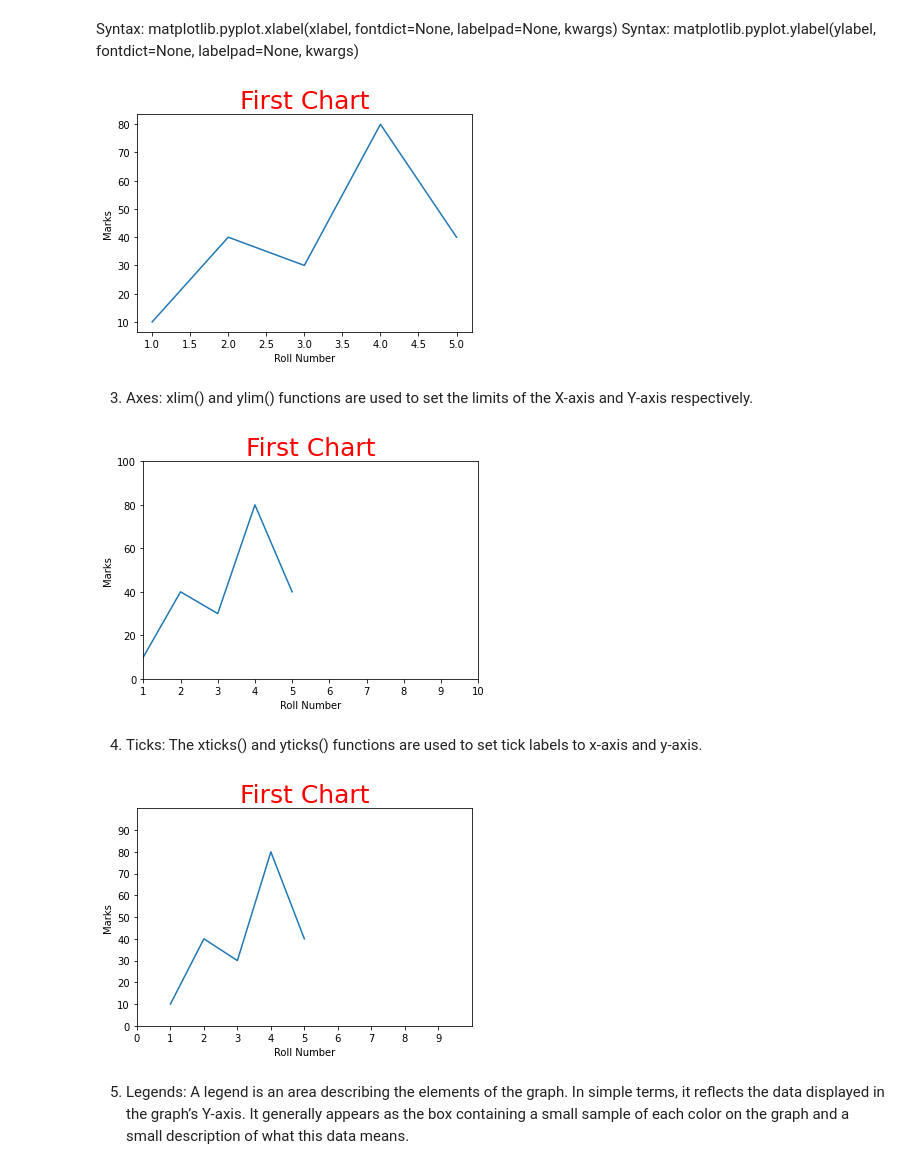
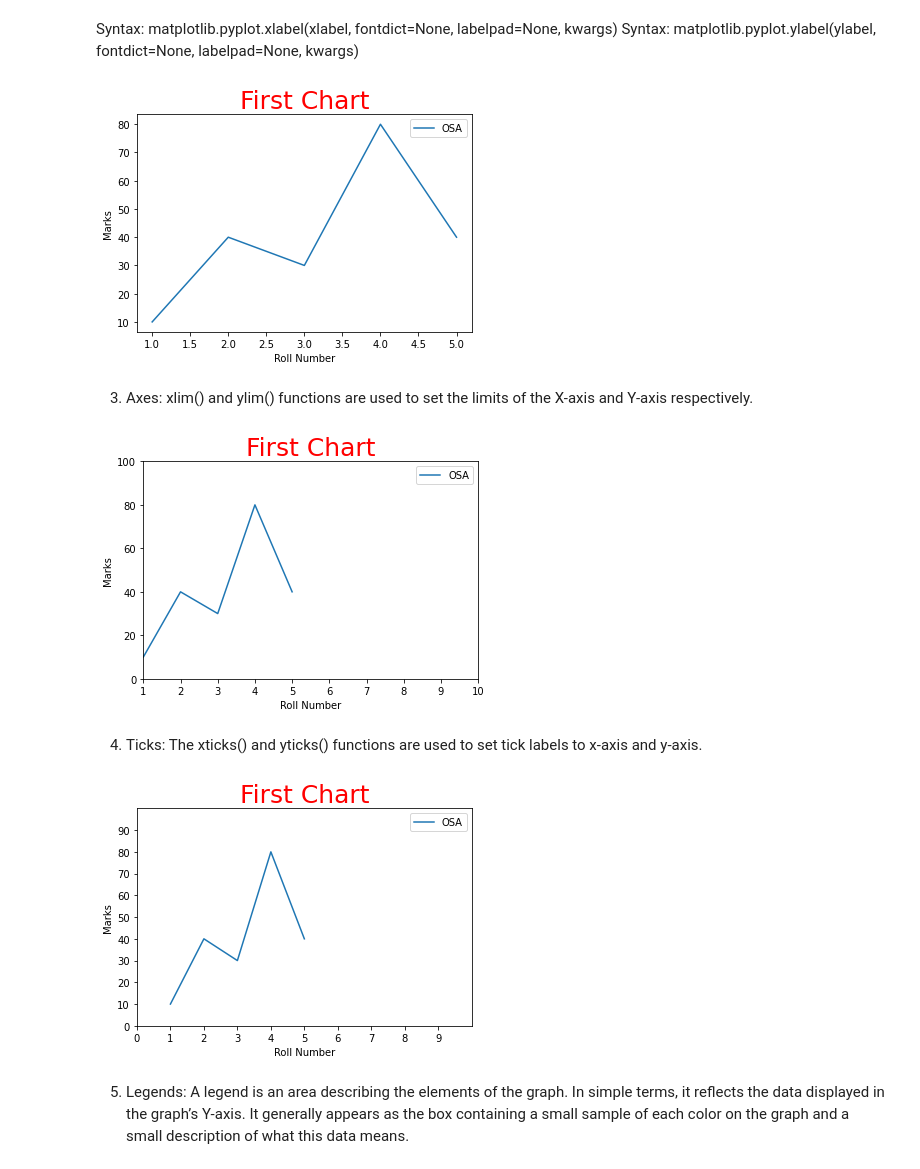
Before and after one commit to Gururaj45/pydatabase, a Jupyter notebook: Data_Visualization_with_python.ipynb, the cells around one changed output. Cells and saved outputs as stored; diff of their text form; code cells hidden in the pictures.

```diff
--- a/Data_Visualization_with_python.ipynb
+++ b/Data_Visualization_with_python.ipynb
@@ -90,14 +135,15 @@ Syntax: matplotlib.pyplot.xlabel(xlabel, fontdict=None, labelpad=None, kwargs) S
 # %%
 import matplotlib.pyplot as plt
 x = [1,2,3,4,5]
 y = [10,40,30,80,40]
 plt.plot(x, y)
 plt.title('First Chart', color='r', fontsize=25)
 plt.xlabel('Roll Number')
 plt.ylabel('Marks')
+plt.legend(['OSA'])
 plt.show()
 # %% [output]
-[figure, old version]
+[figure, new version]
 # %% [markdown]
 3. Axes: xlim() and ylim() functions are used to set the limits of the X-axis and Y-axis respectively.
 # %%
@@ -110,9 +156,10 @@ plt.xlabel('Roll Number')
 plt.ylabel('Marks')
 plt.ylim([0,100])
 plt.xlim([1,10])
+plt.legend(['OSA'])
 plt.show()
 # %% [output]
-[figure, old version]
+[figure, new version]
 # %% [markdown]
 4. Ticks: The xticks() and yticks() functions are used to set tick labels to x-axis and y-axis.
 # %%
@@ -128,9 +175,10 @@ plt.ylim([0,100])
 plt.xlim([1,10])
 plt.xticks(np.arange(0, 10, 1))
 plt.yticks(np.arange(0, 100, 10))
+plt.legend(['OSA'])
 plt.show()
 # %% [output]
-[figure, old version]
+[figure, new version]
 # %% [markdown]
 5. Legends: A legend is an area describing the elements of the graph. In simple terms, it reflects the data displayed in the graph’s Y-axis. It generally appears as the box containing a small sample of each color on the graph and a small description of what this data means.
 # %% [markdown]
```
Also changed, not shown: parts of 32 cells of this notebook.
